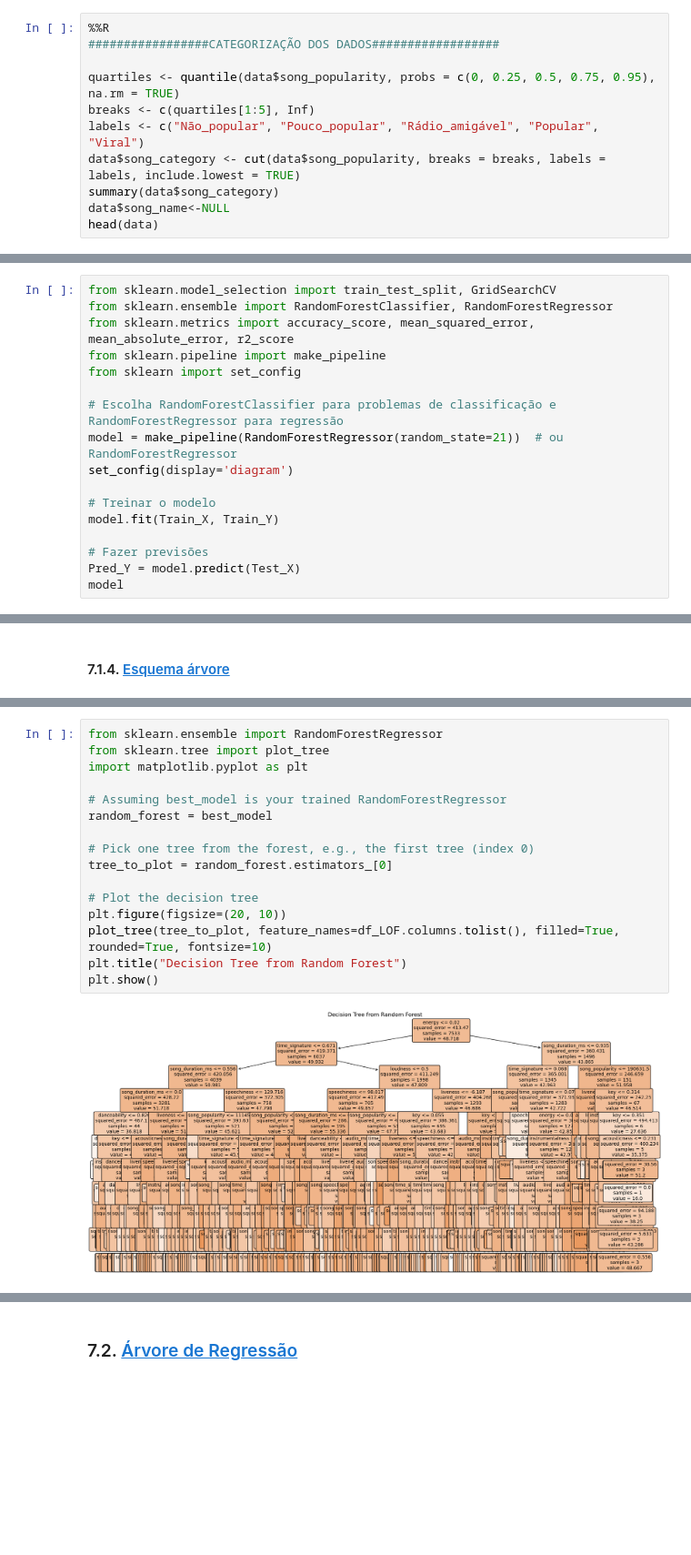
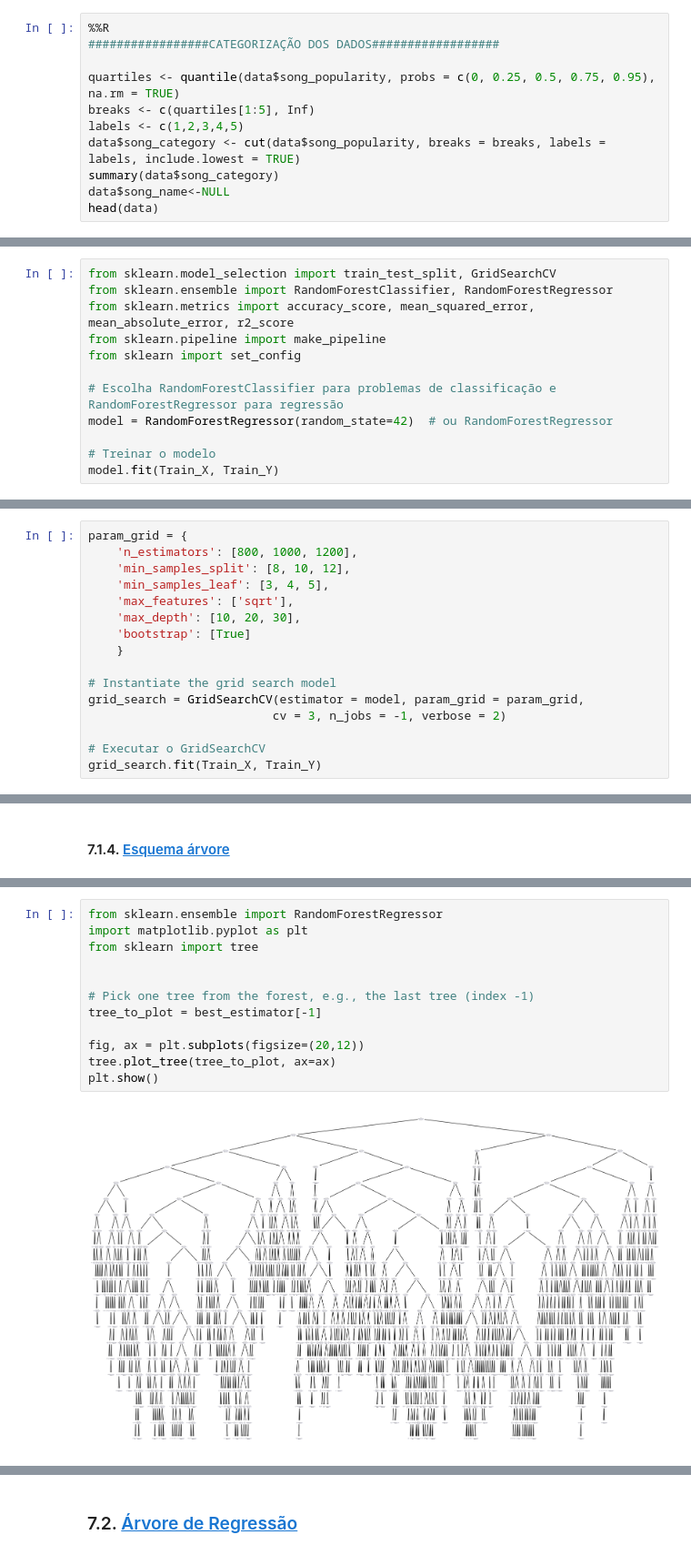
Before and after one commit to pfcv99/AC_Popularidade_musicas, a Jupyter notebook: Trabalho.ipynb, the cells around one changed output, grey strips where cells are left out. Shown at 91% size. Cells and saved outputs as stored; diff of their text form; blank space fills up the shorter version.

```diff
--- a/Trabalho.ipynb
+++ b/Trabalho.ipynb
@@ -335,7 +335,7 @@ head(data.numeric)
 
 quartiles <- quantile(data$song_popularity, probs = c(0, 0.25, 0.5, 0.75, 0.95), na.rm = TRUE)
 breaks <- c(quartiles[1:5], Inf)
-labels <- c("Não_popular", "Pouco_popular", "Rádio_amigável", "Popular", "Viral")
+labels <- c(1,2,3,4,5)
 data$song_category <- cut(data$song_popularity, breaks = breaks, labels = labels, include.lowest = TRUE)
 summary(data$song_category)
 data$song_name<-NULL
@@ -673,12 +661,7 @@ from sklearn.pipeline import make_pipeline
 from sklearn import set_config
 
 # Escolha RandomForestClassifier para problemas de classificação e RandomForestRegressor para regressão
-model = make_pipeline(RandomForestRegressor(random_state=21))  # ou RandomForestRegressor
-set_config(display='diagram')
+model = RandomForestRegressor(random_state=42)  # ou RandomForestRegressor
 
 # Treinar o modelo
 model.fit(Train_X, Train_Y)
-
-# Fazer previsões
-Pred_Y = model.predict(Test_X)
-model
@@ -695,0 +796,16 @@ def modelresults(predictions):
+# %%
+param_grid = {
+    'n_estimators': [800, 1000, 1200],
+    'min_samples_split': [8, 10, 12],
+    'min_samples_leaf': [3, 4, 5],
+    'max_features': ['sqrt'],
+    'max_depth': [10, 20, 30],
+    'bootstrap': [True]
+    }
+
+# Instantiate the grid search model
+grid_search = GridSearchCV(estimator = model, param_grid = param_grid,
+                          cv = 3, n_jobs = -1, verbose = 2)
+
+# Executar o GridSearchCV
+grid_search.fit(Train_X, Train_Y)
@@ -790,18 +897,14 @@ O valor de r2 do modelo: 0.0535
 # %%
 from sklearn.ensemble import RandomForestRegressor
-from sklearn.tree import plot_tree
 import matplotlib.pyplot as plt
+from sklearn import tree
 
-# Assuming best_model is your trained RandomForestRegressor
-random_forest = best_model
 
-# Pick one tree from the forest, e.g., the first tree (index 0)
-tree_to_plot = random_forest.estimators_[0]
+# Pick one tree from the forest, e.g., the last tree (index -1)
+tree_to_plot = best_estimator[-1]
 
-# Plot the decision tree
-plt.figure(figsize=(20, 10))
-plot_tree(tree_to_plot, feature_names=df_LOF.columns.tolist(), filled=True, rounded=True, fontsize=10)
-plt.title("Decision Tree from Random Forest")
+fig, ax = plt.subplots(figsize=(20,12))
+tree.plot_tree(tree_to_plot, ax=ax)
 plt.show()
 # %% [output]
-[figure, old version]
+[figure, new version]
```
Also changed, not shown: parts of 38 cells of this notebook.
